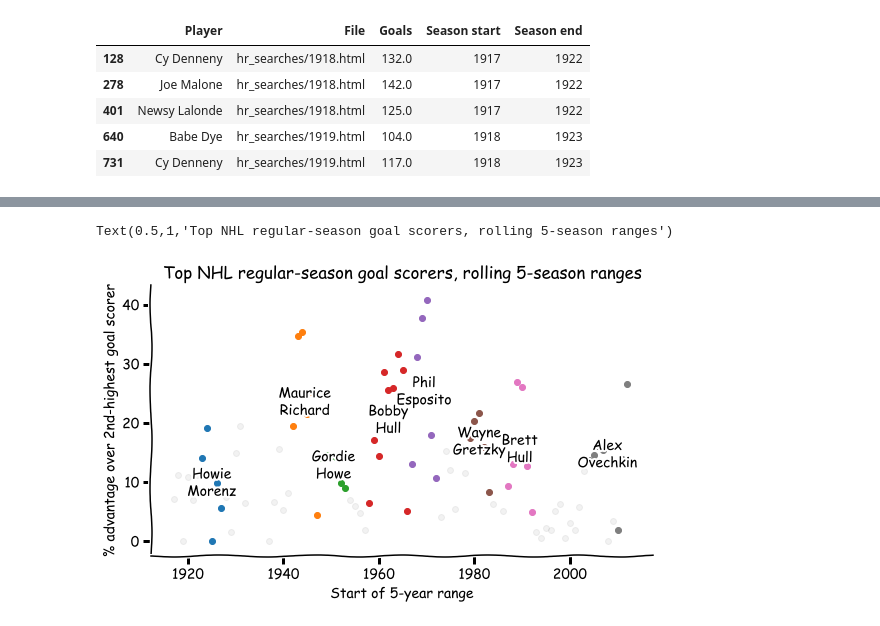
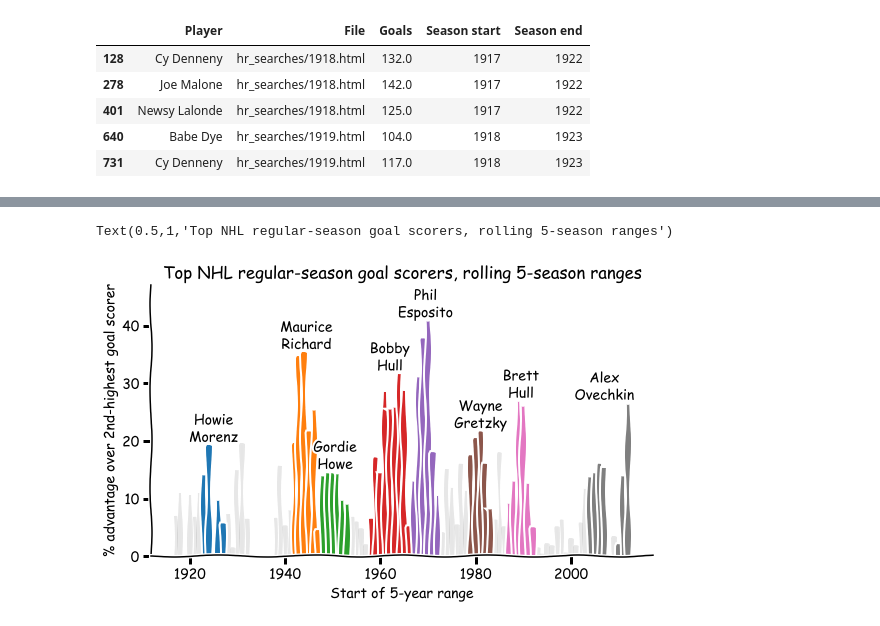
Before and after one commit to muneebalam/XKCDstyle, a Jupyter notebook: Top Scorers Scatter (H-R).ipynb, the cells around one changed output, grey strips where cells are left out. Saved outputs shown, nothing was run; the diff lists cells and outputs as text; code cells hidden in the pictures.

```diff
--- a/Top Scorers Scatter (H-R).ipynb
+++ b/Top Scorers Scatter (H-R).ipynb
@@ -118,27 +118,29 @@ df3 = df2.merge(valid_ps[['Player']], how = 'inner', on = 'Player')
 # %%
 plt.xkcd()
 f = plt.figure(figsize = [9, 5])
 
 plt.gca().spines['top'].set_visible(False)
 plt.gca().spines['right'].set_visible(False)
 
 # First, plot all in background
-plt.scatter(df2['Season start'], df2['Goals_PctDiffFromPrev'], color = 'gray', alpha = 0.1)
+plt.bar(df2['Season start'], df2['Goals_PctDiffFromPrev'], color = 'gray', alpha = 0.1)
 
 # Now, plot tops
 for p in df3.Player.unique():
     temp = df3[df3.Player == p]
-    plt.scatter(temp['Season start'], temp['Goals_PctDiffFromPrev'], label = p)
+    plt.bar(temp['Season start'], temp['Goals_PctDiffFromPrev'], label = p)
     # Add player name to group
-    center = temp.mean()
+    center = temp.agg({'median', 'max'})
     plt.annotate(p.replace(' ', '\n'),
-                 xy = (center['Season start'], center['Goals_PctDiffFromPrev']),
-                 ha = 'center', va = 'center')
+                 xy = (center['Season start'][1], center['Goals_PctDiffFromPrev'][0]),
+                 ha = 'center', va = 'bottom')
 
+# Expand top limit a bit
+plt.ylim(top = plt.ylim()[1] * 1.1)
 # plt.legend(loc = 2, bbox_to_anchor=(1, 1))
 plt.xlabel('Start of 5-year range')
 plt.ylabel('% advantage over 2nd-highest goal scorer')
 plt.title('Top NHL regular-season goal scorers, rolling 5-season ranges')
 # %% [output]
 Text(0.5,1,'Top NHL regular-season goal scorers, rolling 5-season ranges')
-[figure, old version]
+[figure, new version]
```
